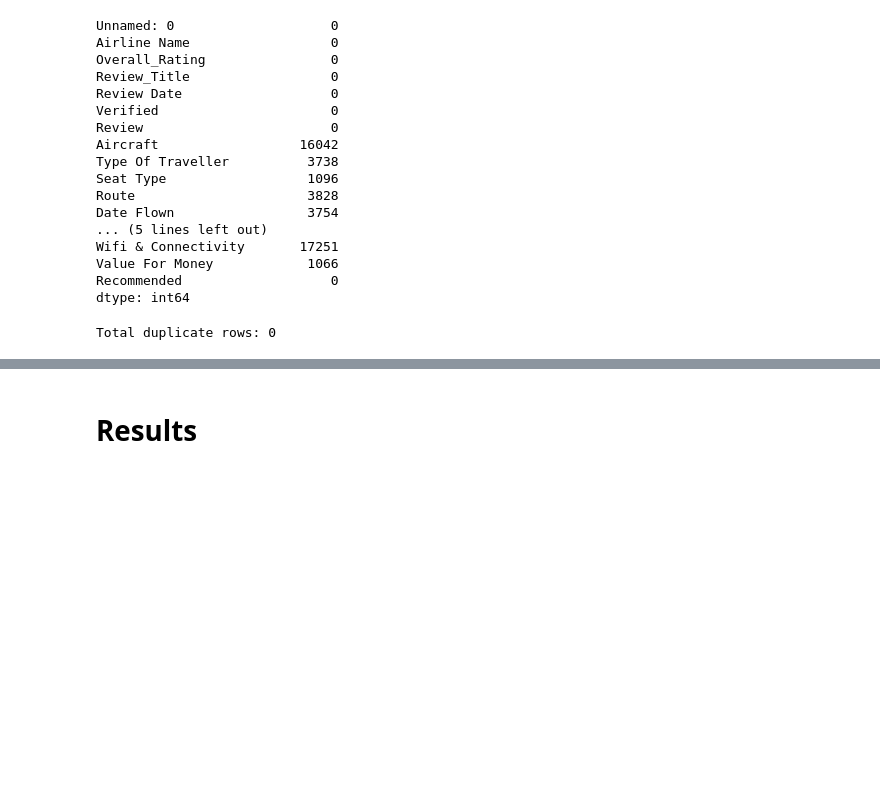
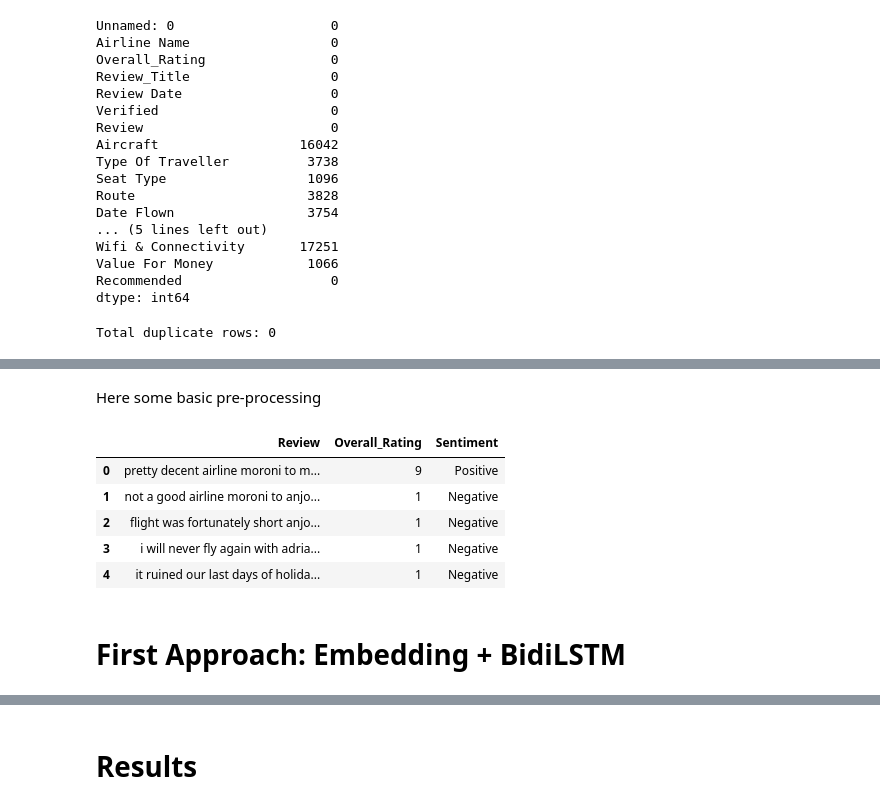
Before and after one commit to andr3w1699/Intelligent_System_for_Pattern_Recognition, a Jupyter notebook: Assignement3.ipynb, the cells around one changed output, grey strips where cells are left out. Saved outputs shown, nothing was run; the diff lists cells and outputs as text; code cells hidden in the pictures; blank space fills up the shorter version.

```diff
--- a/Assignement3.ipynb
+++ b/Assignement3.ipynb
@@ -432,0 +197,14 @@ Test Accuracy: 0.9026
+# %%
+# Define boolean masks for inconsistencies
+mask_low = (df['Overall_Rating'].astype(int) <= 4) & (df['Recommended'].str.lower() == 'yes')
+mask_high = (df['Overall_Rating'].astype(int) >= 6) & (df['Recommended'].str.lower() == 'no')
+
+# Combine the two masks
+inconsistent_mask = mask_low | mask_high
+
+print(f"Original size: {len(df)}")
+
+# Drop those rows from df
+df = df[~inconsistent_mask].reset_index(drop=True)
+
+print(f"New size after removing inconsistencies: {len(df)}")
@@ -432,0 +228,34 @@ Test Accuracy: 0.9026
+# %% [markdown]
+Here some basic pre-processing
+# %%
+# Concatenate Review_Title with Review at the beginning, remove "" in the Title before concatenating
+# The title may provide useful information about the sentiment of the review
+df['Review'] = df['Review_Title'].str.strip('"') + ' ' + df['Review']
+
+# Map Overall_Rating to Sentiment
+def rating_to_sentiment(rating):
+    if rating <= 4:
+        return 'Negative'
+    elif rating >= 6:
+        return 'Positive'
+
+# Apply the function to create the 'Sentiment' column
+df['Sentiment'] = df['Overall_Rating'].apply(rating_to_sentiment)
+
+# Convert to lowercase
+df['Review'] = df['Review'].apply(lambda x: x.lower())
+
+# Remove special characters (keep only letters, numbers, spaces and also !,?and .)
+df['Review'] = df['Review'].apply(lambda x: re.sub(r'[^a-zA-Z0-9\s!?.]', '', x))
+
+# View the result
+df[['Review', 'Overall_Rating', 'Sentiment']].head()
+# %% [output]
+|  | Review | Overall_Rating | Sentiment |
+| 0 | pretty decent airline moroni to m... | 9 | Positive |
+| 1 | not a good airline moroni to anjo... | 1 | Negative |
+| 2 | flight was fortunately short anjo... | 1 | Negative |
+| 3 | i will never fly again with adria... | 1 | Negative |
+| 4 | it ruined our last days of holida... | 1 | Negative |
+# %% [markdown]
+# First Approach: Embedding + BidiLSTM
```
Also changed, not shown: parts of 62 cells of this notebook.
